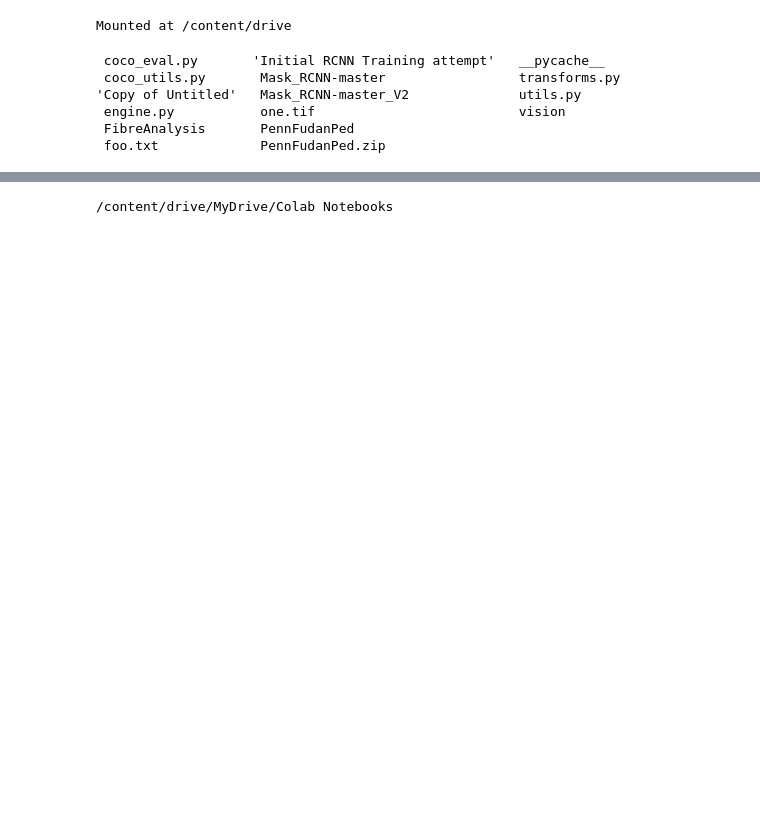
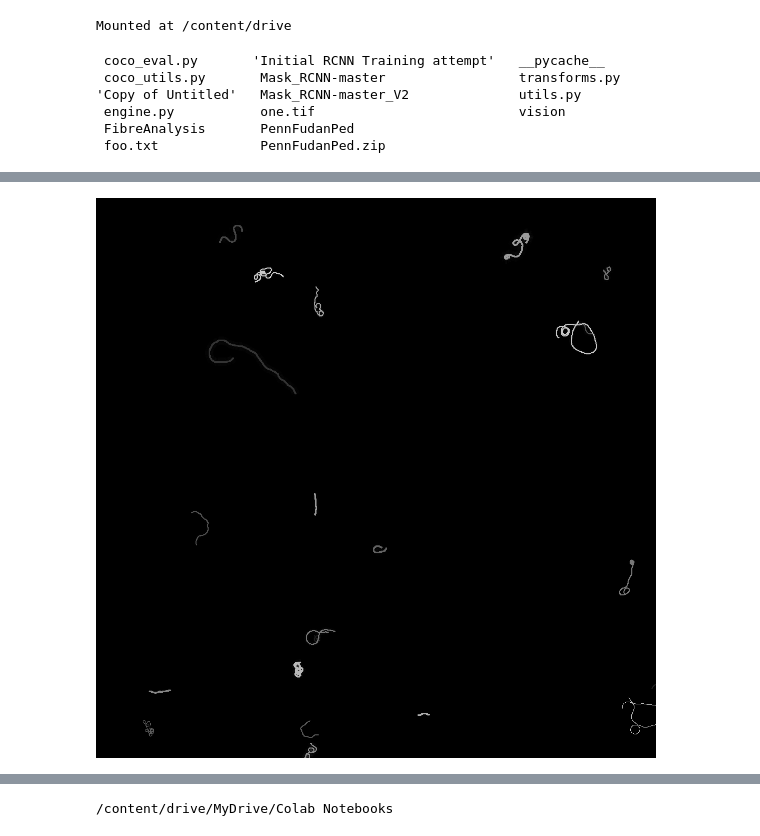
Before and after one commit to DeiricSean/FibreAnalysis, a Jupyter notebook: Training/MaskRCNN/Mask RCNN Model.ipynb, the cells around one changed output, grey strips where cells are left out. Drawn from its saved outputs; the diff is of its cells as text; code cells hidden in the pictures; blank space fills up the shorter version.

```diff
--- a/Training/MaskRCNN/Mask RCNN Model.ipynb
+++ b/Training/MaskRCNN/Mask RCNN Model.ipynb
@@ -45,0 +32,5 @@ mask
+# %%
+mask_path =  os.path.join(rootDirectory, 'masks' , 'mask_2023-06-21_20-57-15-557748.png')
+Image.open(mask_path)
+# %% [output]
+[figure, added]
```
Also changed, not shown: parts of 24 cells of this notebook.
